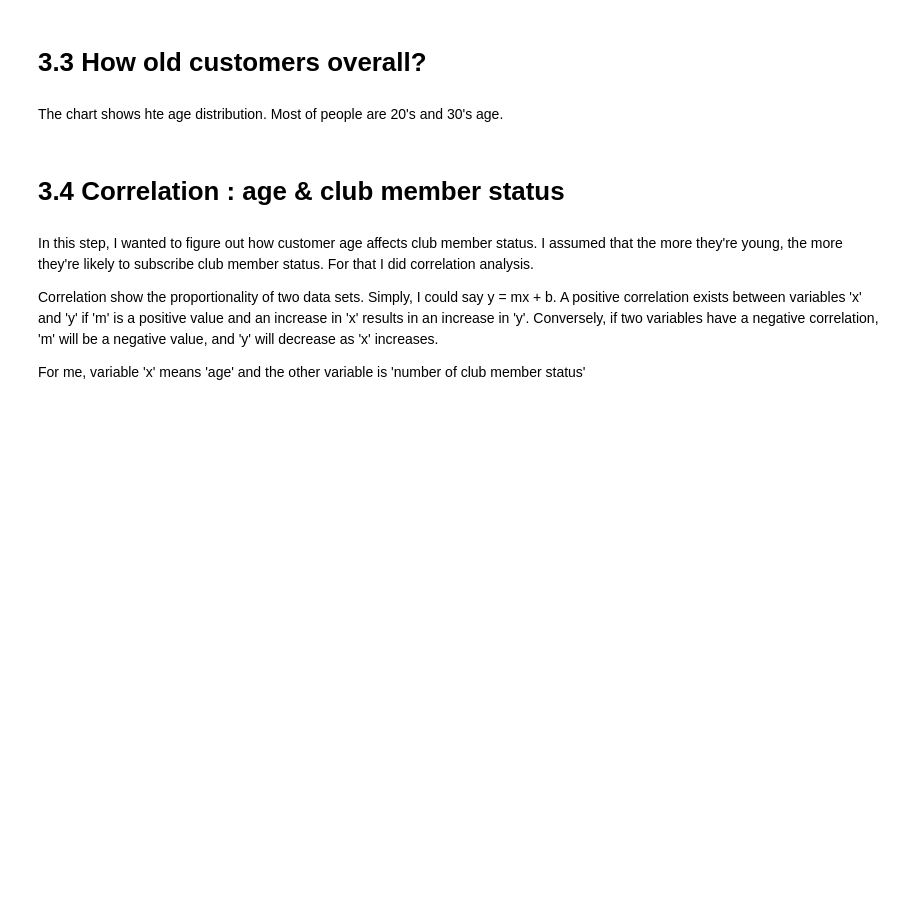
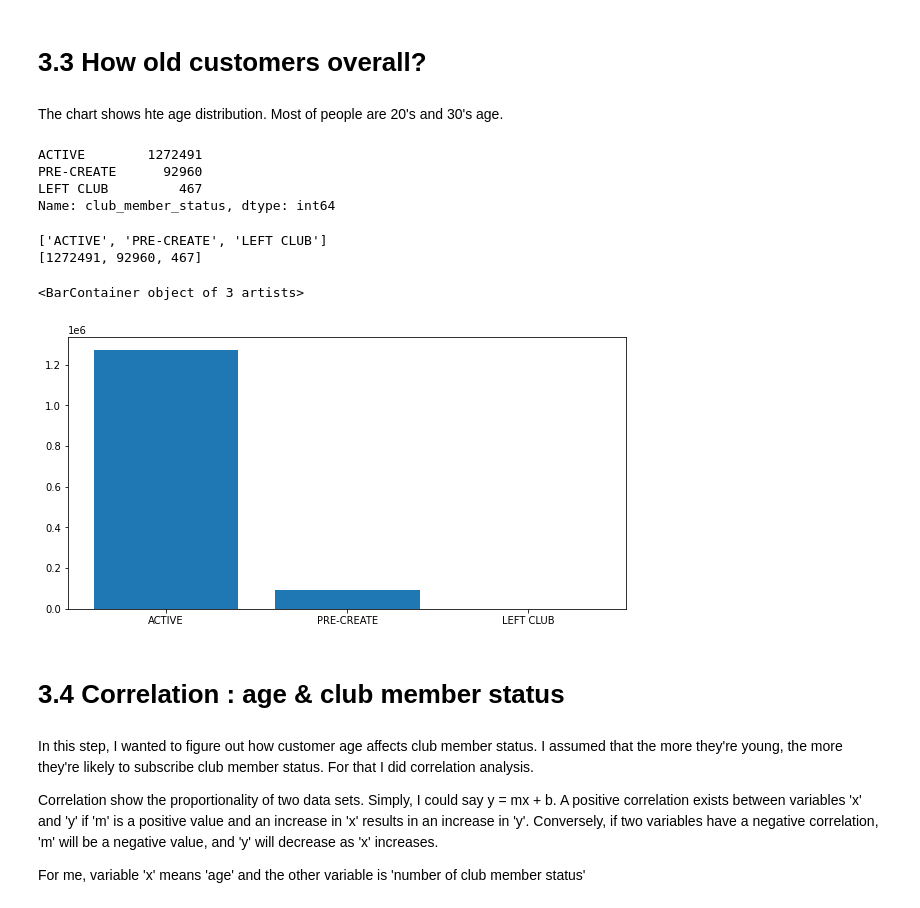
Before and after one commit to INA-95/H-M-Personalized-Fashion-Recommendations, a Jupyter notebook: EDA.ipynb, the cells around one changed output. Drawn from its saved outputs; the diff is of its cells as text; code cells hidden in the pictures; blank space fills up the shorter version.

```diff
--- a/EDA.ipynb
+++ b/EDA.ipynb
@@ -280,6 +357,32 @@ def distribution(df:pd.DataFrame, col:str):
 distribution(customers, 'age')
 # %% [markdown]
 The chart shows hte age distribution. Most of people are 20's and 30's age.
+# %%
+# univariate analysis
+# How many people for each club member status
+
+data = customers['club_member_status'].value_counts()
+data
+# %% [output]
+ACTIVE        1272491
+PRE-CREATE      92960
+LEFT CLUB         467
+Name: club_member_status, dtype: int64
+# %%
+status = list(data.index)
+cnt = list(data.values)
+# %%
+print(status)
+print(cnt)
+# %% [output]
+['ACTIVE', 'PRE-CREATE', 'LEFT CLUB']
+[1272491, 92960, 467]
+# %%
+fig = plt.figure(figsize = (10, 5))
+plt.bar(status, cnt)
+# %% [output]
+<BarContainer object of 3 artists>
+[figure, added]
 # %% [markdown]
 # 3.4 Correlation : age & club member status<a id=3.4></a>
 # %% [markdown]
```
Also changed, not shown: parts of 32 cells of this notebook.
